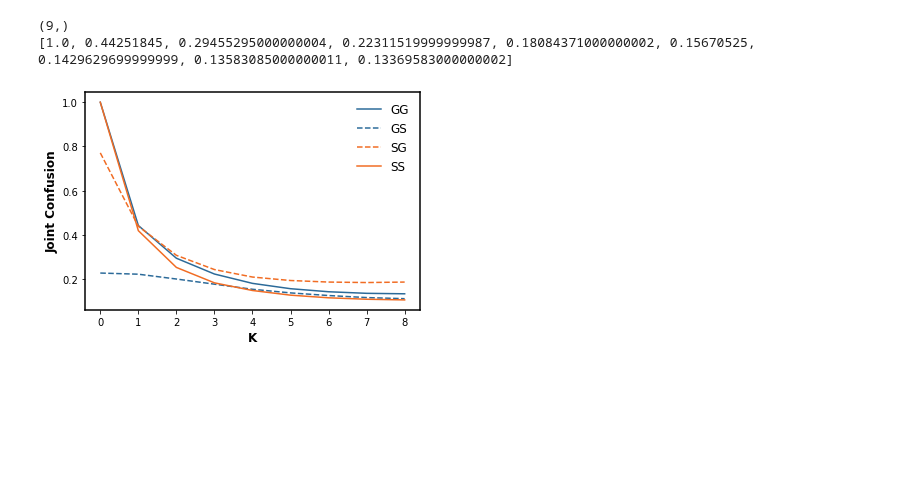
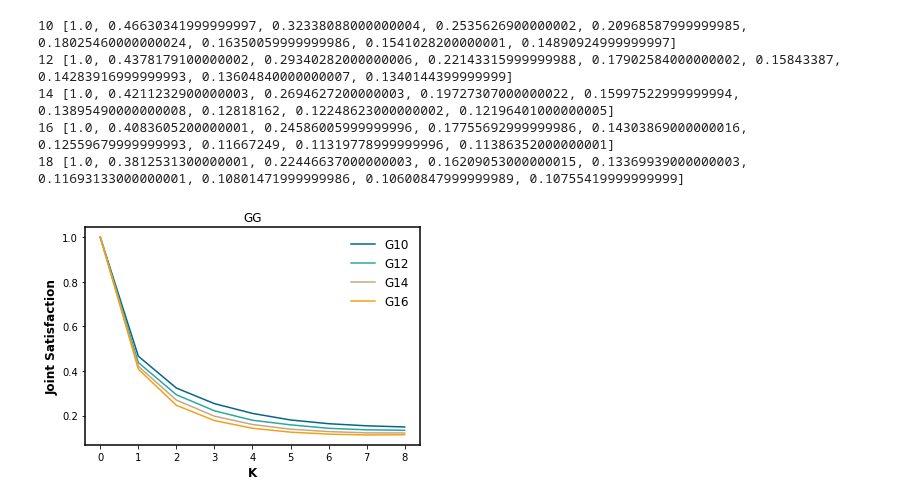
Before and after one commit to baldFemale/OpenInnovationFramework, a Jupyter notebook: Mechanism/JointSatisfaction_across_Knowledge/Evaluator.ipynb, the cells around one changed output. Drawn from its saved outputs; the diff is of its cells as text; code cells hidden in the pictures; blank space fills up the shorter version.

```diff
--- a/Mechanism/JointSatisfaction_across_Knowledge/Evaluator.ipynb
+++ b/Mechanism/JointSatisfaction_across_Knowledge/Evaluator.ipynb
@@ -40,49 +40,39 @@ color_pairs = [[shallow_purple, deep_purple],  [shallow_green, deep_green],
                [shallow_blue, deep_blue], [shallow_pink, deep_pink], [shallow_cyan, deep_cyan],
                [shallow_grey, deep_grey]]
 morandi_colors = [morandi_blue, morandi_green, morandi_yellow, morandi_orange, morandi_pink, morandi_red, morandi_purple]
-# %%
-data_folder = r"E:\data\gst-0815-23\Mechanism_3\JointSatisfaction_across_K_alpha_0.25"
-gg_confusion_file = data_folder + r"\gg_joint_satisfaction_across_K"
-gs_confusion_file = data_folder + r"\gs_joint_satisfaction_across_K"
-ss_confusion_file = data_folder + r"\ss_joint_satisfaction_across_K"
-sg_confusion_file = data_folder + r"\sg_joint_satisfaction_across_K"
-
-with open(gg_confusion_file, 'rb') as infile:
-    gg_confusion = pickle.load(infile)
-with open(gs_confusion_file, 'rb') as infile:
-    gs_confusion = pickle.load(infile)
-with open(ss_confusion_file, 'rb') as infile:
-    ss_confusion = pickle.load(infile)
-with open(sg_confusion_file, 'rb') as infile:
-    sg_confusion = pickle.load(infile)
-print(np.array(gg_confusion).shape)
-print(gg_confusion)
-# %% [output]
-(9,)
-[1.0, 0.44251845, 0.29455295000000004, 0.22311519999999987, 0.18084371000000002, 0.15670525, 0.1429629699999999, 0.13583085000000011, 0.13369583000000002]
 # %%
-# GST Fitness
-# Heterogeneous component will reduce the likelihood of joint confusion
-# K increases the likelihood of joint confusion (across-domain interdependency)
-# Seems like K also increases the likelihood of mutual climb
-# How about (within-domain complexity)?
+data_folder = r"E:\data\gst-0815-23\Mechanism_4\JointSatisfaction_across_Knowledge"
+# GG
+generalist_expertise_list = [10, 12, 14, 16, 18]
+gg_satisfaction_across_knowledge = []
+for g_expertise in generalist_expertise_list:
+    gg_confusion_file = data_folder + r"\gg_joint_satisfaction_across_K_G_{0}".format(g_expertise)
+    with open(gg_confusion_file, 'rb') as infile:
+        gg_confusion = pickle.load(infile)
+    print(g_expertise, gg_confusion)
+    gg_satisfaction_across_knowledge.append(gg_confusion)
+
 x = range(9)
 fig, ax = plt.subplots()
 ax.spines["left"].set_linewidth(1.5)
 ax.spines["right"].set_linewidth(1.5)
 ax.spines["top"].set_linewidth(1.5)
 ax.spines["bottom"].set_linewidth(1.5)
-plt.plot(x, gg_confusion, "-", label="GG", color=nature_blue)
-plt.plot(x, gs_confusion, "--", label="GS", color=nature_blue)
-
-plt.plot(x, sg_confusion, "--", label="SG", color=nature_orange)
-plt.plot(x, ss_confusion, "-", label="SS", color=nature_orange)
-
+plt.plot(x, gg_satisfaction_across_knowledge[0], "-", label="G10", color=morandi_colors[0])
+plt.plot(x, gg_satisfaction_across_knowledge[1], "-", label="G12", color=morandi_colors[1])
+plt.plot(x, gg_satisfaction_across_knowledge[2], "-", label="G14", color=morandi_colors[2])
+plt.plot(x, gg_satisfaction_across_knowledge[3], "-", label="G16", color=morandi_colors[3])
 plt.xlabel('K', fontweight='bold', fontsize=12)
-plt.ylabel('Joint Confusion', fontweight='bold', fontsize=12)
+plt.ylabel('Joint Satisfaction', fontweight='bold', fontsize=12)
+plt.title("GG")
 plt.xticks(x)
 plt.legend(frameon=False, ncol=1, fontsize=12)
-plt.savefig(data_folder + r"\joint_confusion.png", transparent=True, dpi=300)
+plt.savefig(data_folder + r"\gg_joint_satisfaction_across_knowledge.png", transparent=True, dpi=300)
 plt.show()
 # %% [output]
+10 [1.0, 0.46630341999999997, 0.32338088000000004, 0.2535626900000002, 0.20968587999999985, 0.18025460000000024, 0.16350059999999986, 0.1541028200000001, 0.14890924999999997]
+12 [1.0, 0.4378179100000002, 0.29340282000000006, 0.22143315999999988, 0.17902584000000002, 0.15843387, 0.14283916999999993, 0.13604840000000007, 0.1340144399999999]
+14 [1.0, 0.4211232900000003, 0.2694627200000003, 0.19727307000000022, 0.15997522999999994, 0.13895490000000008, 0.12818162, 0.12248623000000002, 0.12196401000000005]
+16 [1.0, 0.4083605200000001, 0.24586005999999996, 0.17755692999999986, 0.14303869000000016, 0.12559679999999993, 0.11667249, 0.11319778999999996, 0.11386352000000001]
+18 [1.0, 0.3812531300000001, 0.22446637000000003, 0.16209053000000015, 0.13369939000000003, 0.11693133000000001, 0.10801471999999986, 0.10600847999999989, 0.10755419999999999]
-[figure, old version]
+[figure, new version]
```
Also changed, not shown: parts of 1 cell of this notebook, 36 other files.
